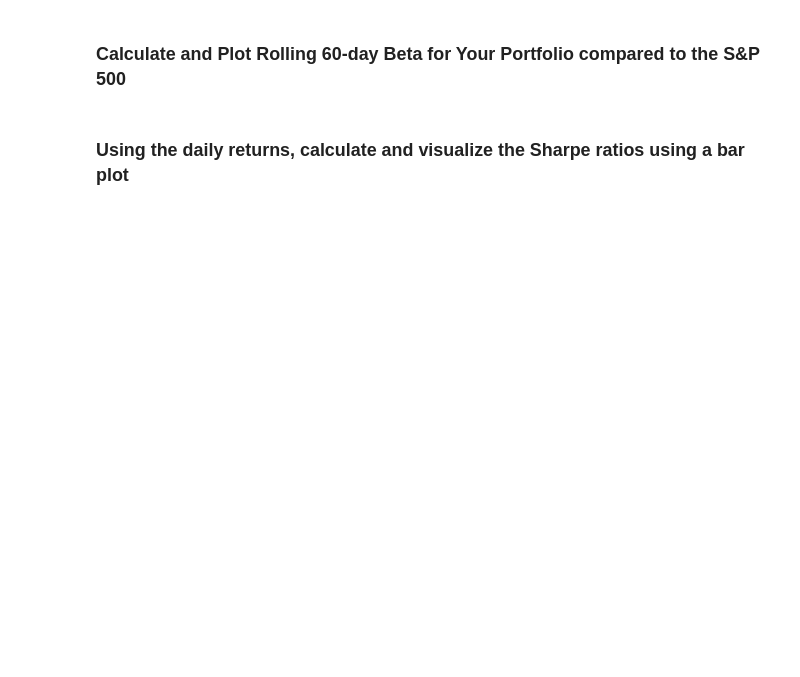
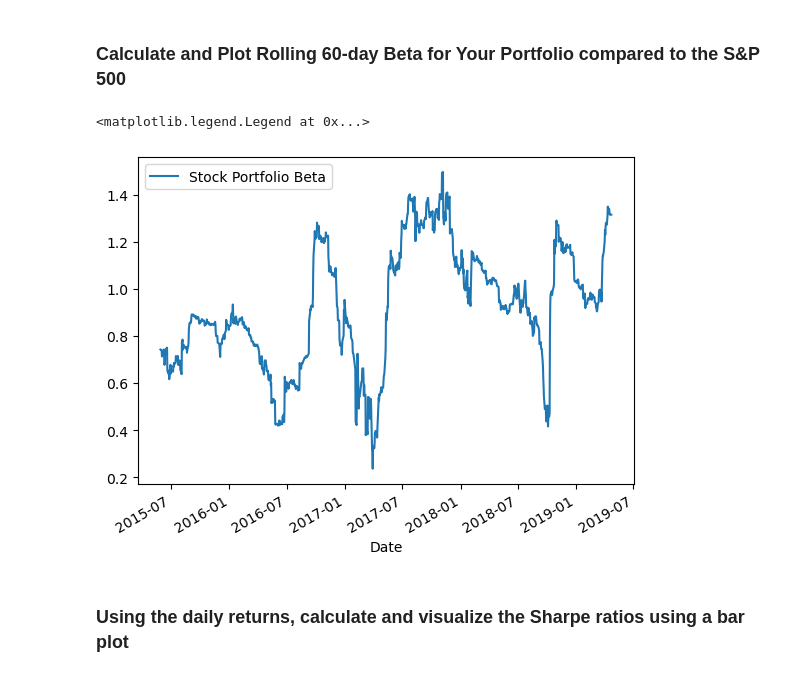
Before and after one commit to Joshbazz/Module-4-Challenge-Portfolio-Analysis, a Jupyter notebook: whale_analysis.ipynb, the cells around one changed output. Saved outputs shown, nothing was run; the diff lists cells and outputs as text; code cells hidden in the pictures; blank space fills up the shorter version.

```diff
--- a/whale_analysis.ipynb
+++ b/whale_analysis.ipynb
@@ -506,2 +689,17 @@ weights = [1/3, 1/3, 1/3]
+# %%
+# Calculate and plot Beta
+# Calculate covariance of a single portfolio
+covariance_stockport_rolling = total_daily_returns['Stock Portfolio'].rolling(window=60).cov(total_daily_returns['S&P 500 Daily Returns'])
+# Calculate variance of S&P 500
+variance_stockport_rolling = total_daily_returns['S&P 500 Daily Returns'].rolling(window=60).var()
+# Computing beta
+stockport_beta_rolling = covariance_stockport_rolling / variance_stockport_rolling
+stockport_beta_rolling
+# Plot beta trend
+ax = stockport_beta_rolling.plot()
+ax.legend(['Stock Portfolio Beta'])
+# %% [output]
+<matplotlib.legend.Legend at 0x...>
+[figure, added]
 # %% [markdown]
 ### Using the daily returns, calculate and visualize the Sharpe ratios using a bar plot
```
Also changed, not shown: parts of 27 cells of this notebook, 5 other files.
